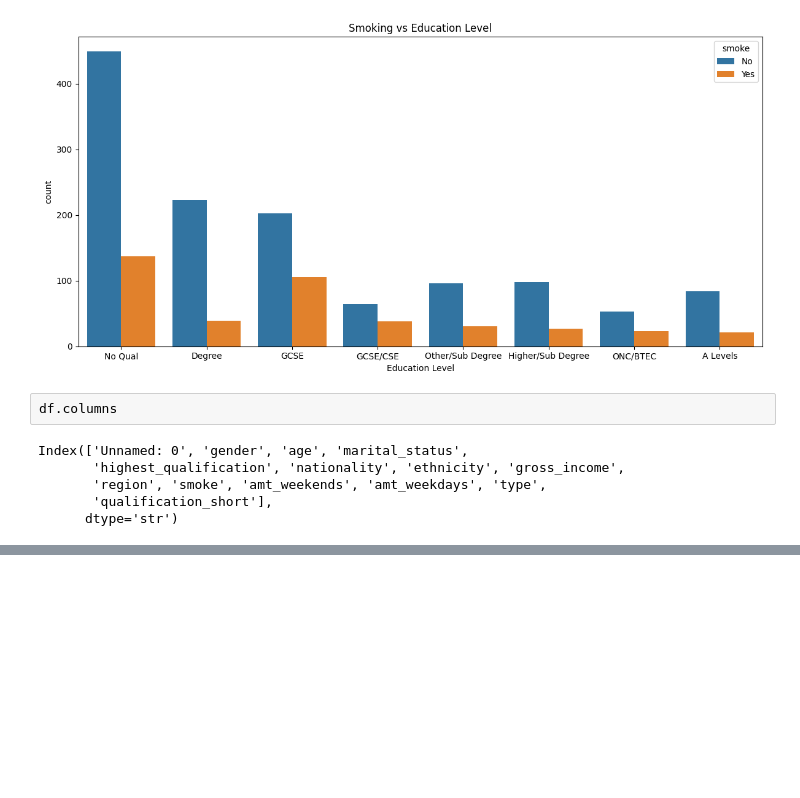
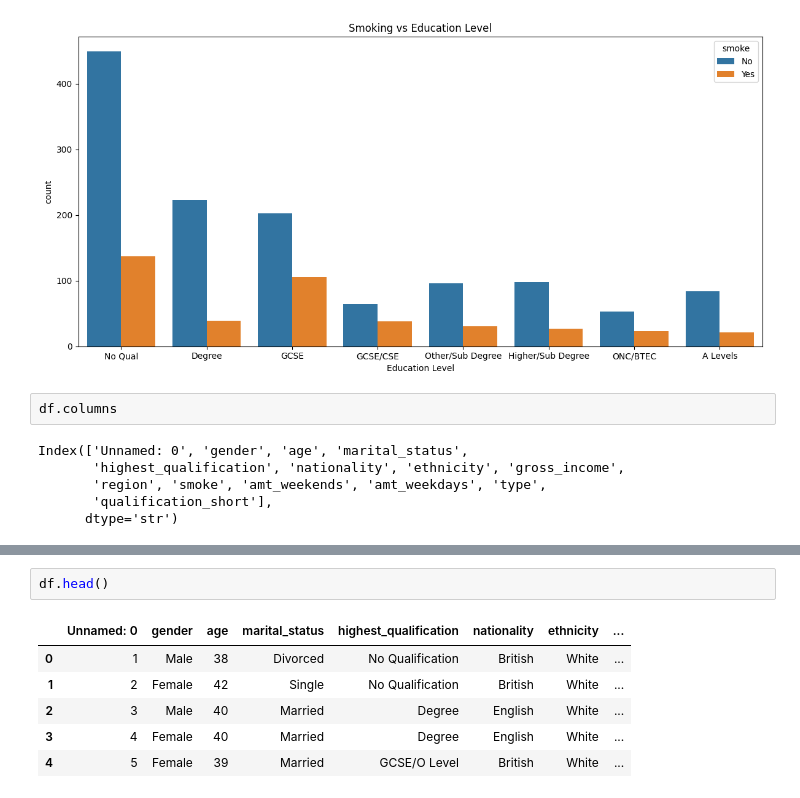
Before and after one commit to keshak-Ctrl/smoking_dataset_analysis, a Jupyter notebook: smoking_dataset_analysis.ipynb, the cells around one changed output, grey strips where cells are left out. Drawn from its saved outputs; the diff is of its cells as text; blank space fills up the shorter version.

```diff
--- a/smoking_dataset_analysis.ipynb
+++ b/smoking_dataset_analysis.ipynb
@@ -202,0 +225,9 @@ Index(['Unnamed: 0', 'gender', 'age', 'marital_status',
+# %%
+df.head()
+# %% [output]
+|  | Unnamed: 0 | gender | age | marital_status | highest_qualification | nationality | ethnicity | ... |
+| 0 | 1 | Male | 38 | Divorced | No Qualification | British | White | ... |
+| 1 | 2 | Female | 42 | Single | No Qualification | British | White | ... |
+| 2 | 3 | Male | 40 | Married | Degree | English | White | ... |
+| 3 | 4 | Female | 40 | Married | Degree | English | White | ... |
+| 4 | 5 | Female | 39 | Married | GCSE/O Level | British | White | ... |
```
Also changed, not shown: parts of 5 cells of this notebook, 1 other file.
